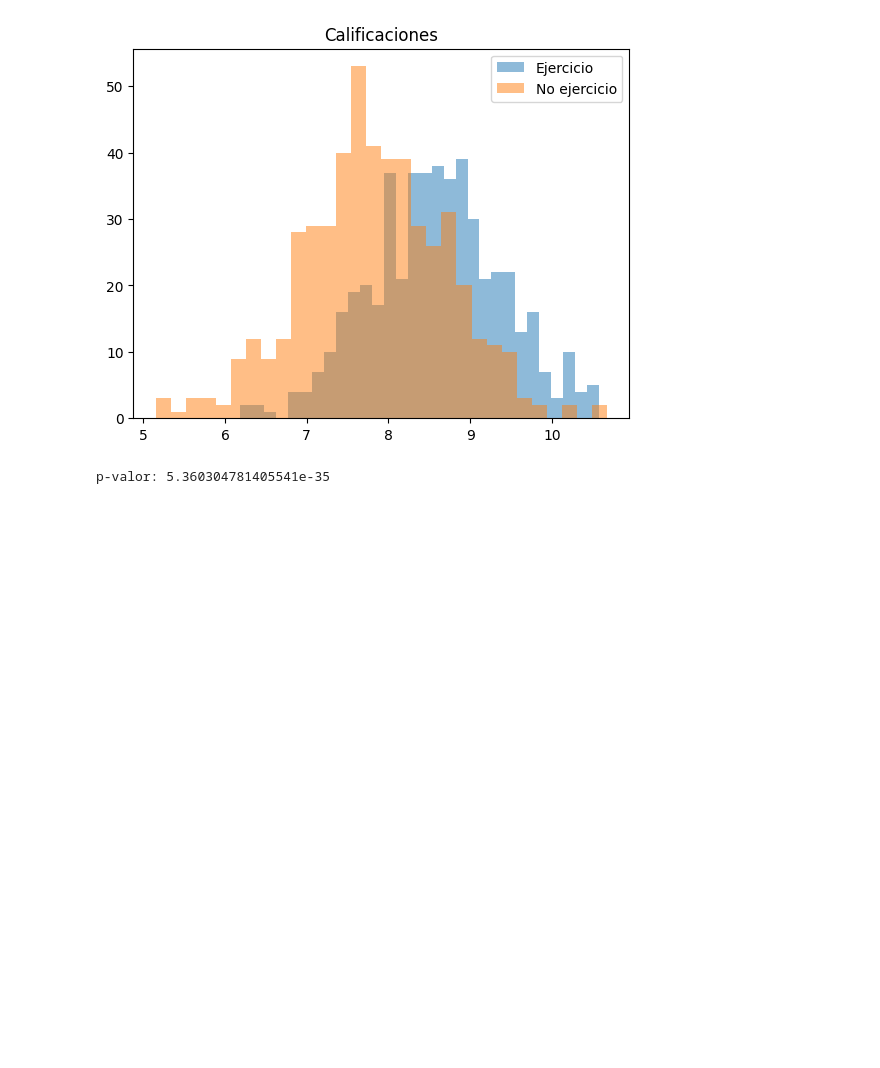
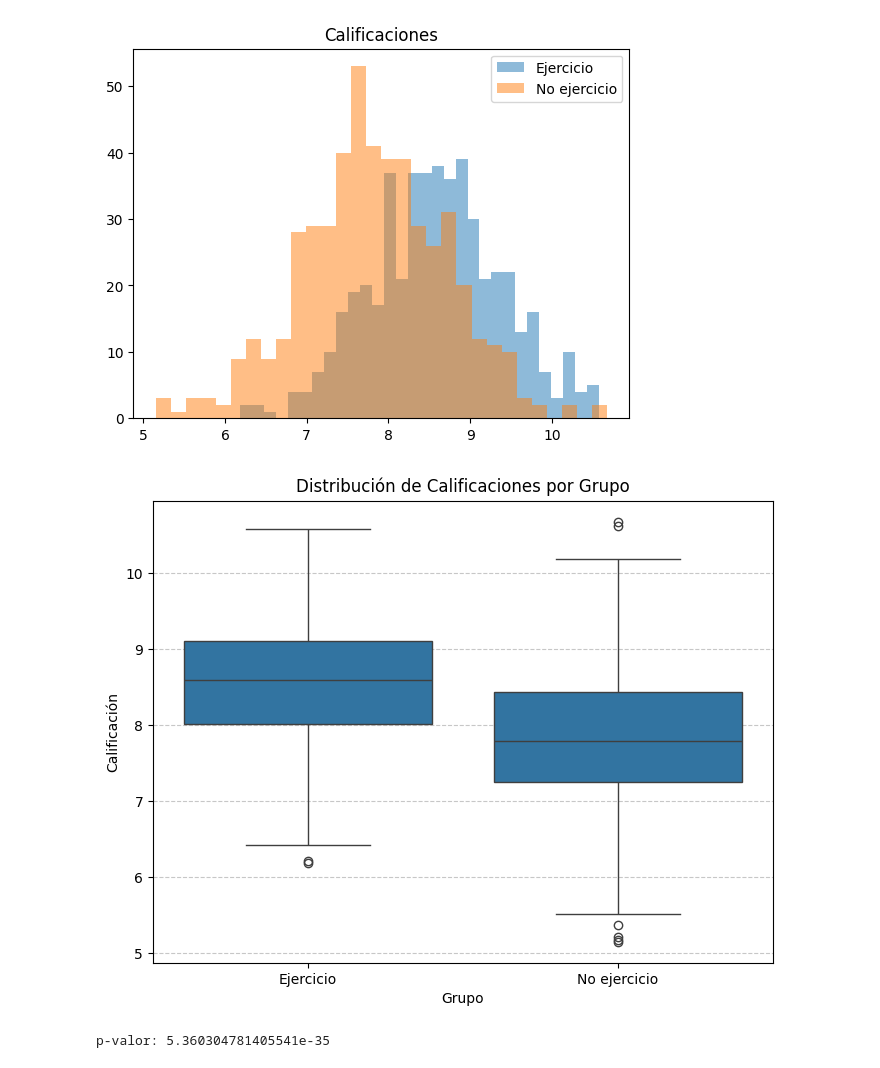
Before and after one commit to Antoninus90/ActividadEDA_JavierFregoso, a Jupyter notebook: Actividad individual. Estadística Inferencial: del análisis muestral a la predicción poblacional.ipynb, the cells around one changed output. Drawn from its saved outputs; the diff is of its cells as text; code cells hidden in the pictures; blank space fills up the shorter version.

```diff
--- a/Actividad individual. Estadística Inferencial: del análisis muestral a la predicción poblacional.ipynb
+++ b/Actividad individual. Estadística Inferencial: del análisis muestral a la predicción poblacional.ipynb
@@ -77,6 +77,19 @@ plt.title("Calificaciones")
 plt.show()
 # %% [output]
 [figure]
+# %%
+import seaborn as sns
+import matplotlib.pyplot as plt
+
+plt.figure(figsize=(8, 6))
+sns.boxplot(x='Grupo', y='Calificacion', data=df2)
+plt.title('Distribución de Calificaciones por Grupo')
+plt.xlabel('Grupo')
+plt.ylabel('Calificación')
+plt.grid(axis='y', linestyle='--', alpha=0.7)
+plt.show()
+# %% [output]
+[figure, added]
 # %%
 t_stat, p_value = stats.ttest_1samp(df1["Horas_sueno"], 7)
 print("p-valor:", p_value)
```
Also changed, not shown: parts of 4 cells of this notebook.
